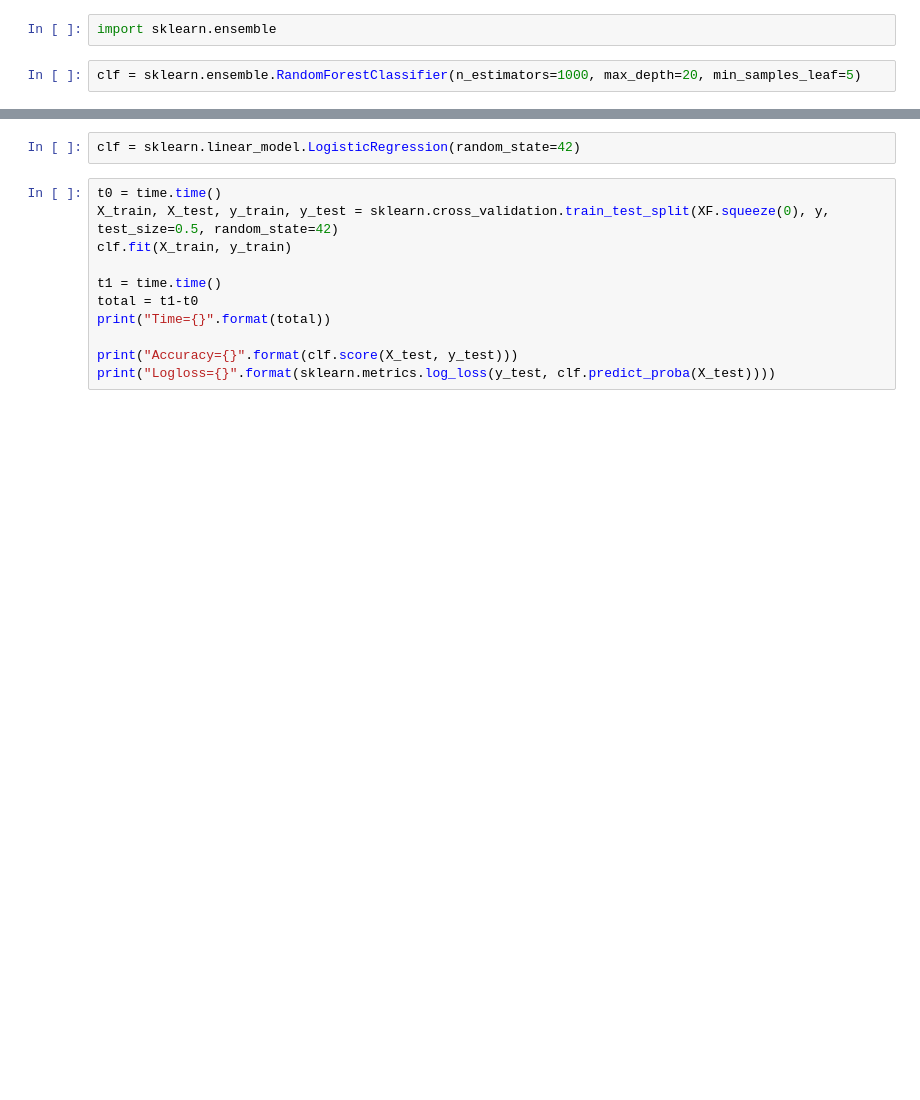
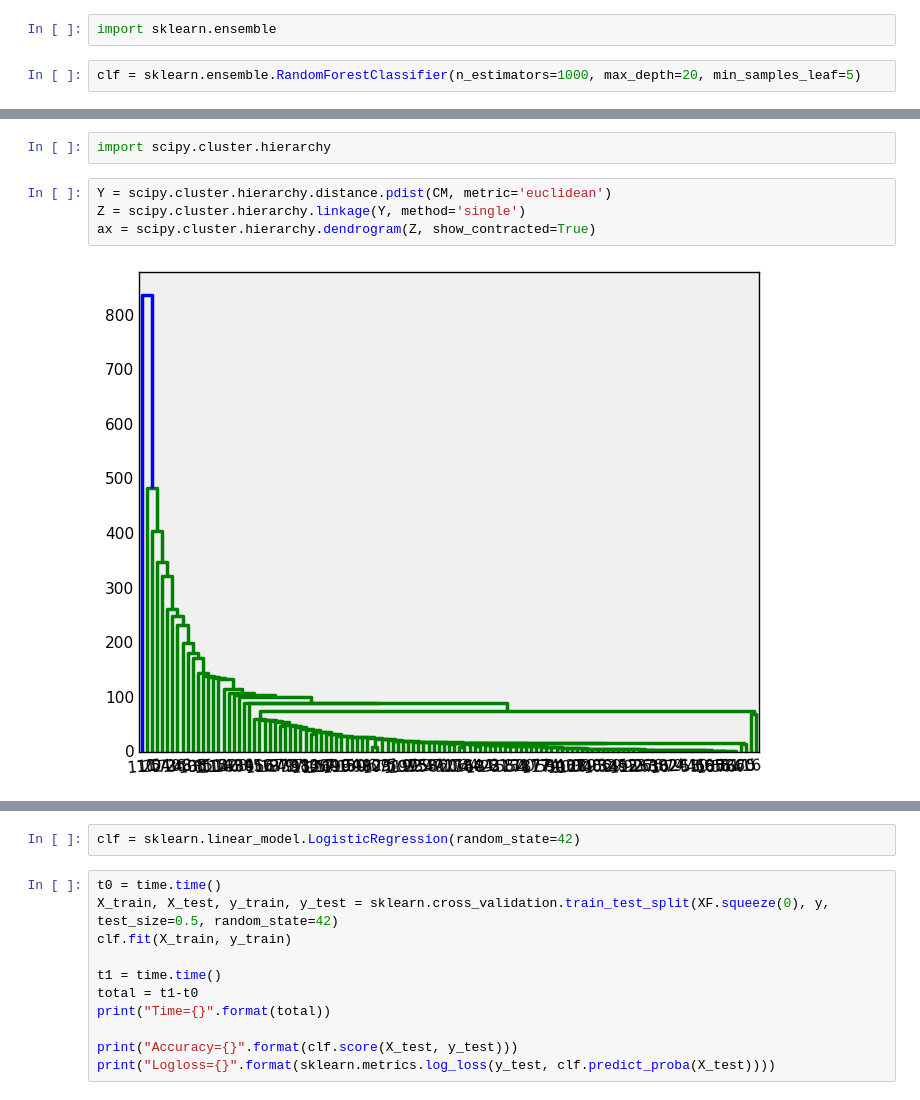
Before and after one commit to Neuroglycerin/neukrill-net-work, a Jupyter notebook: notebooks/Haralick.ipynb, the cells around one changed output, grey strips where cells are left out. Drawn from its saved outputs; the diff is of its cells as text; blank space fills up the shorter version.

```diff
--- a/notebooks/Haralick.ipynb
+++ b/notebooks/Haralick.ipynb
@@ -188,0 +303,8 @@ ValueError: y_true and y_pred have different number of classes 121, 2
+# %%
+import scipy.cluster.hierarchy
+# %%
+Y = scipy.cluster.hierarchy.distance.pdist(CM, metric='euclidean')
+Z = scipy.cluster.hierarchy.linkage(Y, method='single')
+ax = scipy.cluster.hierarchy.dendrogram(Z, show_contracted=True)
+# %% [output]
+[figure, added]
```
Also changed, not shown: parts of 55 cells of this notebook, 2 other files.
